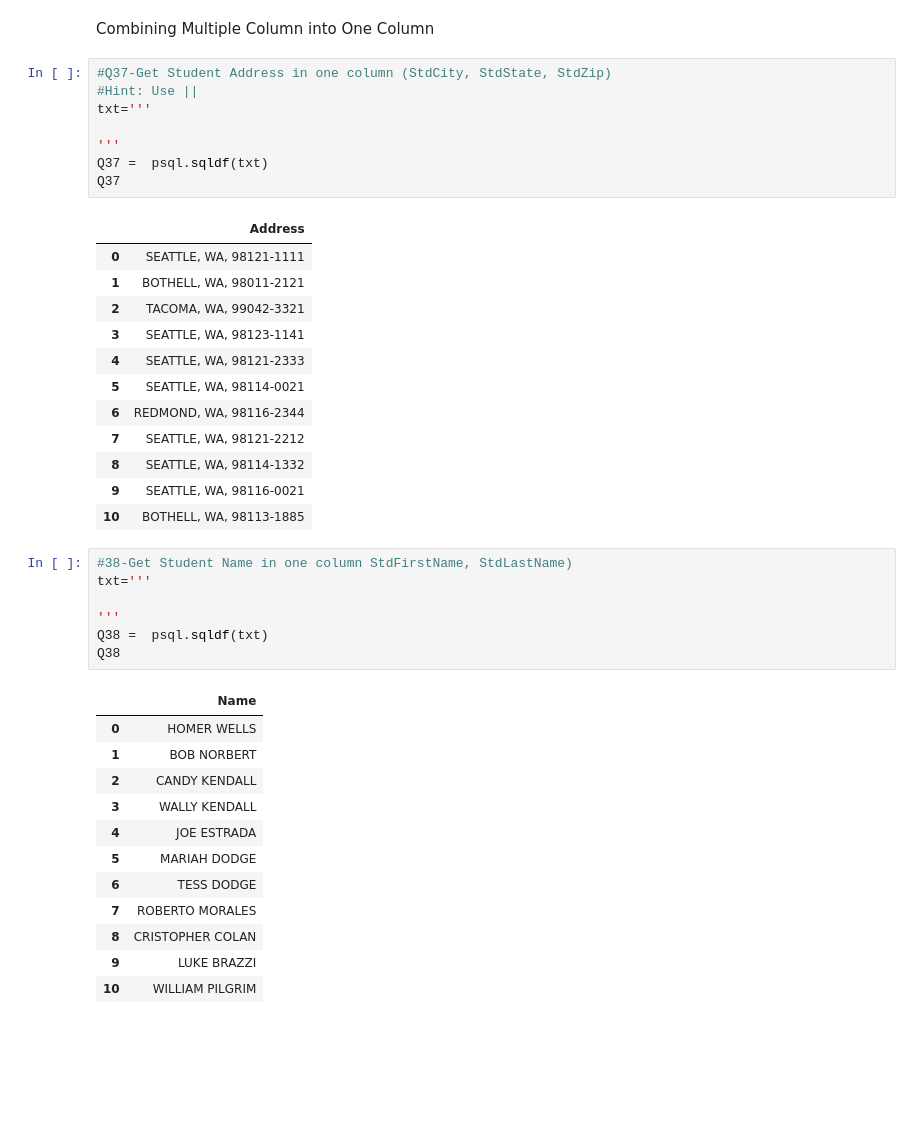
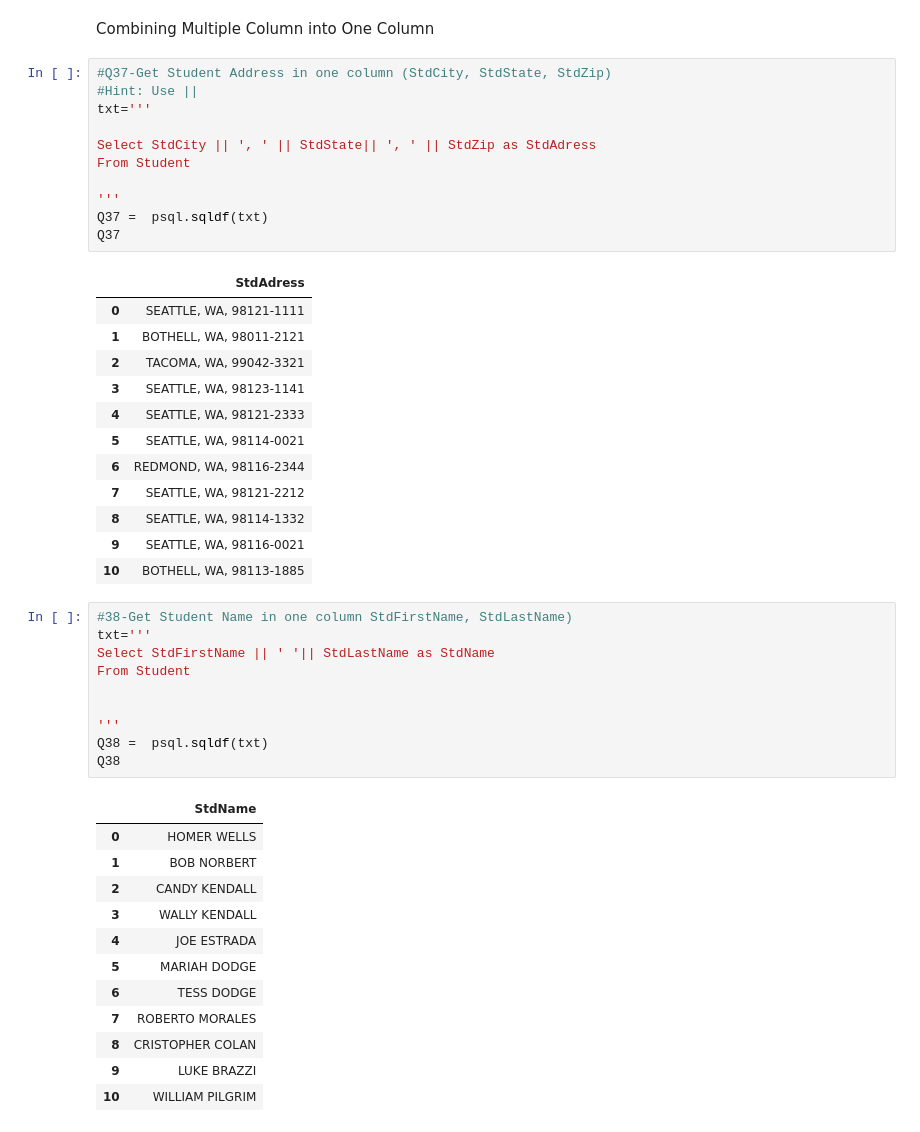
Before and after one commit to Zeynab14232/My.SQL.portfolio, a Jupyter notebook: MTBlank.ipynb, the cells around one changed output. Cells and saved outputs as stored; diff of their text form; blank space fills up the shorter version.

```diff
--- a/MTBlank.ipynb
+++ b/MTBlank.ipynb
@@ -1269,13 +1164,16 @@ Combining Multiple Column into One Column
 # %%
 #Q37-Get Student Address in one column (StdCity, StdState, StdZip)
 #Hint: Use ||
 txt='''
 
+Select StdCity || ', ' || StdState|| ', ' || StdZip as StdAdress
+From Student
+
 '''
 Q37 =  psql.sqldf(txt)
 Q37
 # %% [output]
-|  | Address |
+|  | StdAdress |
 | 0 | SEATTLE, WA, 98121-1111 |
 | 1 | BOTHELL, WA, 98011-2121 |
 | 2 | TACOMA, WA, 99042-3321 |
@@ -1290,12 +1188,15 @@ Q37
 # %%
 #38-Get Student Name in one column StdFirstName, StdLastName)
 txt='''
+Select StdFirstName || ' '|| StdLastName as StdName
+From Student
+
 
 '''
 Q38 =  psql.sqldf(txt)
 Q38
 # %% [output]
-|  | Name |
+|  | StdName |
 | 0 | HOMER WELLS |
 | 1 | BOB NORBERT |
 | 2 | CANDY KENDALL |
```
Also changed, not shown: parts of 26 cells of this notebook.
